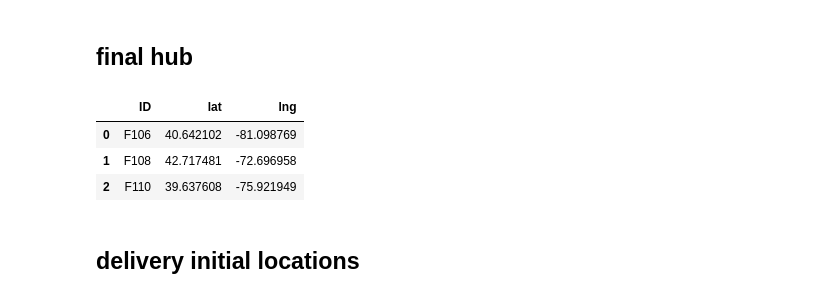
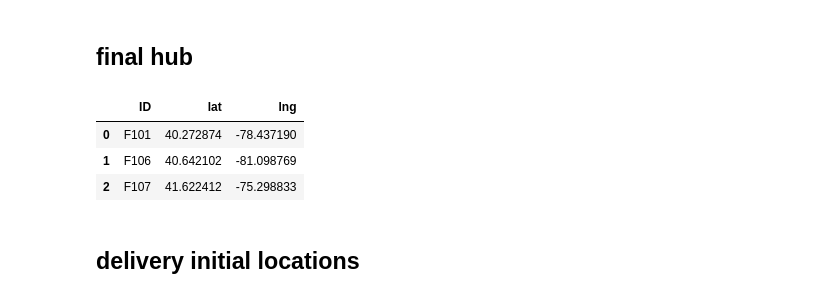
Before and after one commit to seenhzj/Cornell_PB_NE_Hub, a Jupyter notebook: data/raw/Map_viz_Folium.ipynb, the cells around one changed output. Saved outputs shown, nothing was run; the diff lists cells and outputs as text; code cells hidden in the pictures.

```diff
--- a/data/raw/Map_viz_Folium.ipynb
+++ b/data/raw/Map_viz_Folium.ipynb
@@ -127,18 +135,18 @@ facility_df
 # %% [markdown]
 ## final hub
 # %%
-finalhub=['F106','F108','F110']
+finalhub=['F101','F106','F107']
 l=[]
 for i in range(len(facility_df)):
     if str(facility_df.iloc[i]['ID']) in finalhub:
         l.append(facility_df.iloc[i,:].values)
     facilityfinal_df=pd.DataFrame(l,columns=['ID','lat','lng'])
 facilityfinal_df
 # %% [output]
 |  | ID | lat | lng |
-| 0 | F106 | 40.642102 | -81.098769 |
-| 1 | F108 | 42.717481 | -72.696958 |
-| 2 | F110 | 39.637608 | -75.921949 |
+| 0 | F101 | 40.272874 | -78.437190 |
+| 1 | F106 | 40.642102 | -81.098769 |
+| 2 | F107 | 41.622412 | -75.298833 |
 # %% [markdown]
 ## delivery initial locations
 # %%
```
Also changed, not shown: parts of 9 cells of this notebook, 1 other file.
